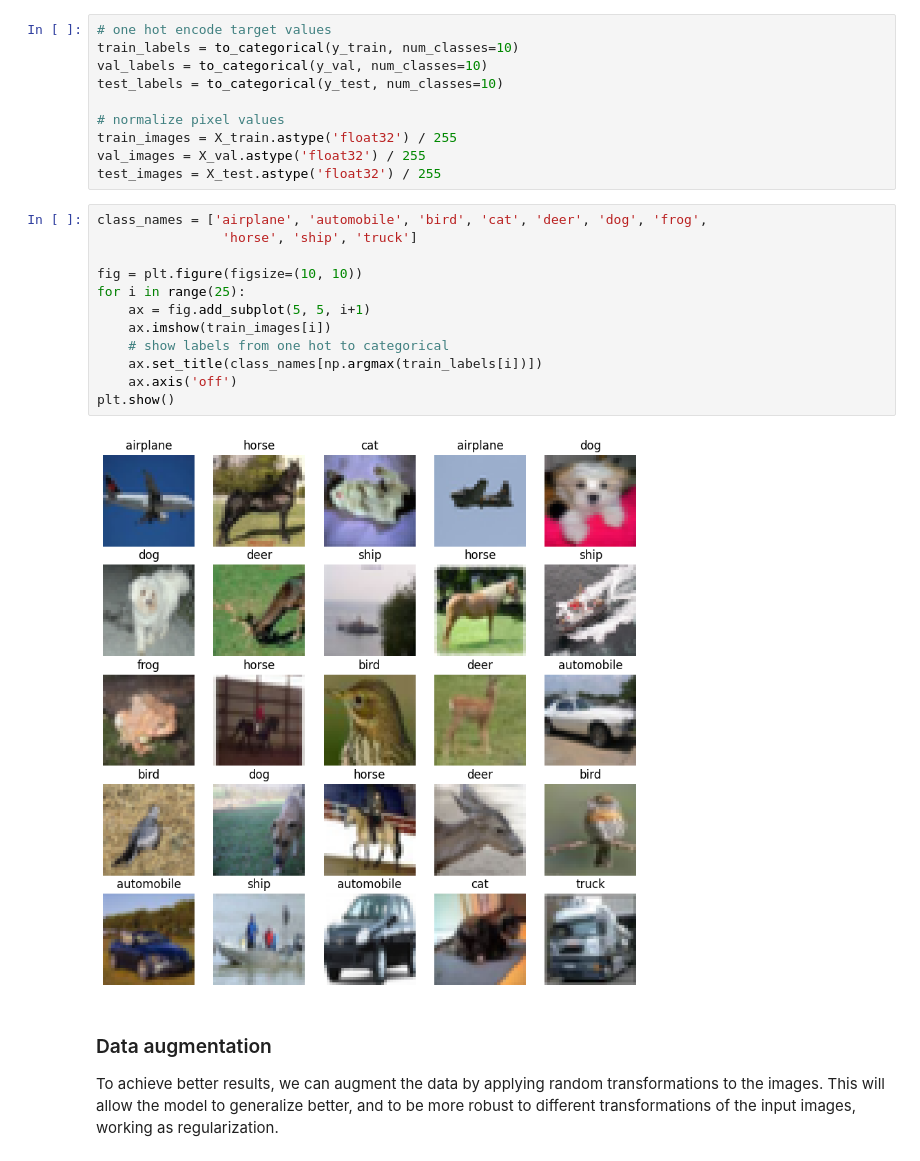
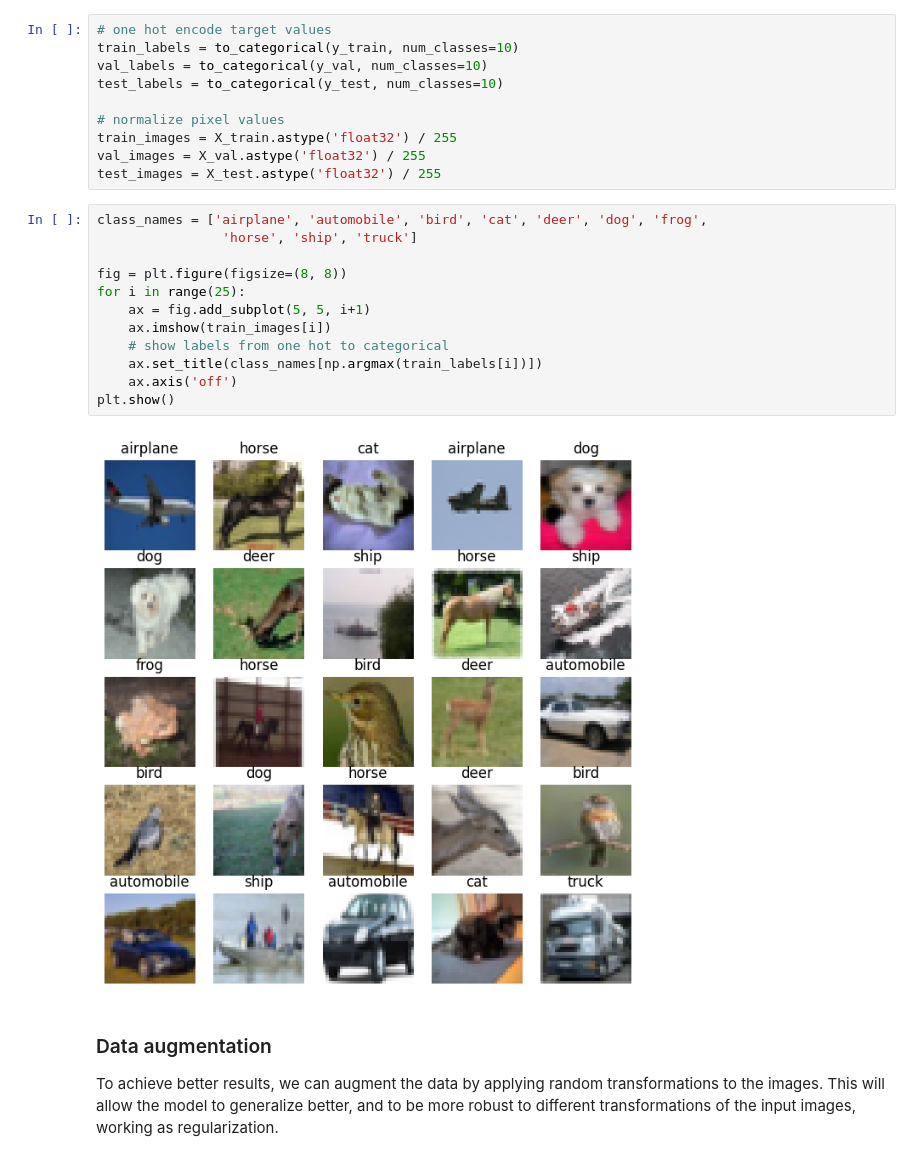
Before and after one commit to lilf4p/ispr-midterm, a Jupyter notebook: midterm3/image_classification.ipynb, the cells around one changed output. Drawn from its saved outputs; the diff is of its cells as text.

```diff
--- a/midterm3/image_classification.ipynb
+++ b/midterm3/image_classification.ipynb
@@ -37,17 +38,17 @@ test_images = X_test.astype('float32') / 255
 # %%
 class_names = ['airplane', 'automobile', 'bird', 'cat', 'deer', 'dog', 'frog',
                 'horse', 'ship', 'truck']
 
-fig = plt.figure(figsize=(10, 10))
+fig = plt.figure(figsize=(8, 8))
 for i in range(25):
     ax = fig.add_subplot(5, 5, i+1)
     ax.imshow(train_images[i])
     # show labels from one hot to categorical
     ax.set_title(class_names[np.argmax(train_labels[i])])
     ax.axis('off')
 plt.show()
 # %% [output]
-[figure, old version]
+[figure, new version]
 # %% [markdown]
 ### Data augmentation
 To achieve better results, we can augment the data by applying random transformations to the images. This will allow the model to generalize better, and to be more robust to different transformations of the input images, working as regularization.
```
Also changed, not shown: parts of 25 cells of this notebook.
